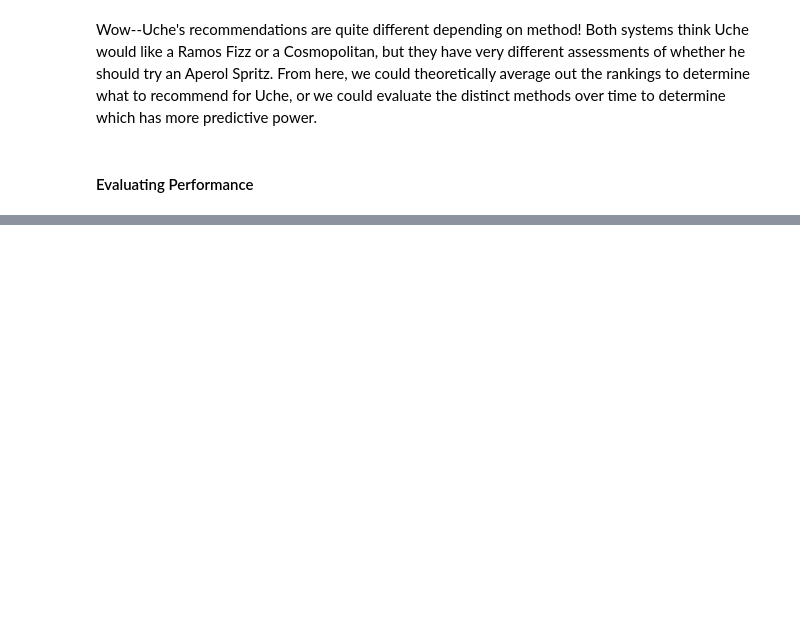
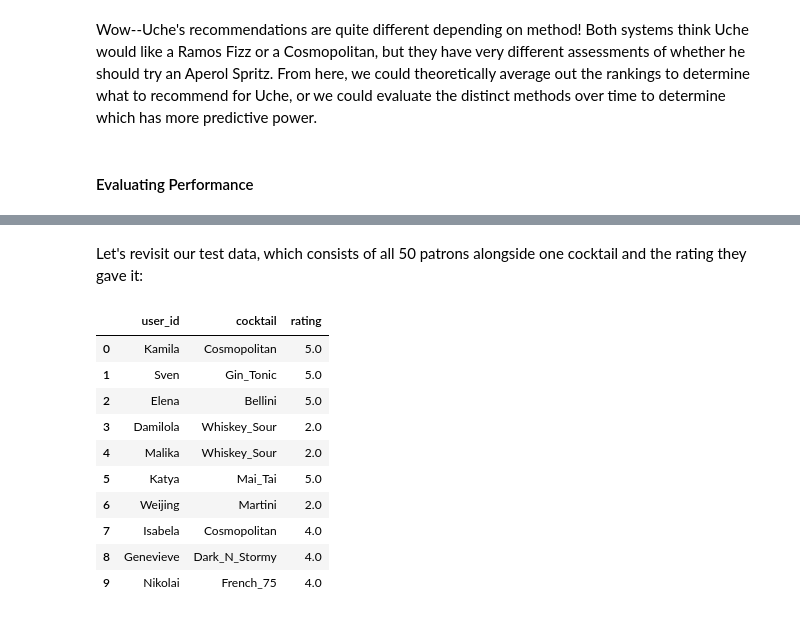
Before and after one commit to datajacob/DATA612_rec_systems, a Jupyter notebook: projects/project2/code/project2.ipynb, the cells around one changed output, grey strips where cells are left out. Cells and saved outputs as stored; diff of their text form; code cells hidden in the pictures; blank space fills up the shorter version.

```diff
--- a/projects/project2/code/project2.ipynb
+++ b/projects/project2/code/project2.ipynb
@@ -380,0 +388,3 @@ Wow--Uche's recommendations are quite different depending on method! Both system
+# %%
+#make a 'long' version of the ratings matrix to make it easier to drop values
+df_pxc_long = pd.DataFrame(df_pxc.stack(dropna=True)).reset_index().rename(columns={0:'rating'})
@@ -380,0 +393,9 @@ Wow--Uche's recommendations are quite different depending on method! Both system
+# %%
+#randomize order
+df_pxc_long = df_pxc_long.sample(frac=1, random_state=905)
+
+#select one cocktail rating per user
+test_idx = df_pxc_long.groupby('user_id').head(1).index
+test = df_pxc_long.loc[test_idx]
+train = df_pxc_long.drop(index=test_idx).reset_index(drop=True)
+test  = test.reset_index(drop=True)
@@ -380,0 +494,16 @@ Wow--Uche's recommendations are quite different depending on method! Both system
+# %% [markdown]
+Let's revisit our test data, which consists of all 50 patrons alongside one cocktail and the rating they gave it:
+# %%
+test.head(10)
+# %% [output]
+|  | user_id | cocktail | rating |
+| 0 | Kamila | Cosmopolitan | 5.0 |
+| 1 | Sven | Gin_Tonic | 5.0 |
+| 2 | Elena | Bellini | 5.0 |
+| 3 | Damilola | Whiskey_Sour | 2.0 |
+| 4 | Malika | Whiskey_Sour | 2.0 |
+| 5 | Katya | Mai_Tai | 5.0 |
+| 6 | Weijing | Martini | 2.0 |
+| 7 | Isabela | Cosmopolitan | 4.0 |
+| 8 | Genevieve | Dark_N_Stormy | 4.0 |
+| 9 | Nikolai | French_75 | 4.0 |
```
Also changed, not shown: parts of 36 cells of this notebook, 1 other file.
